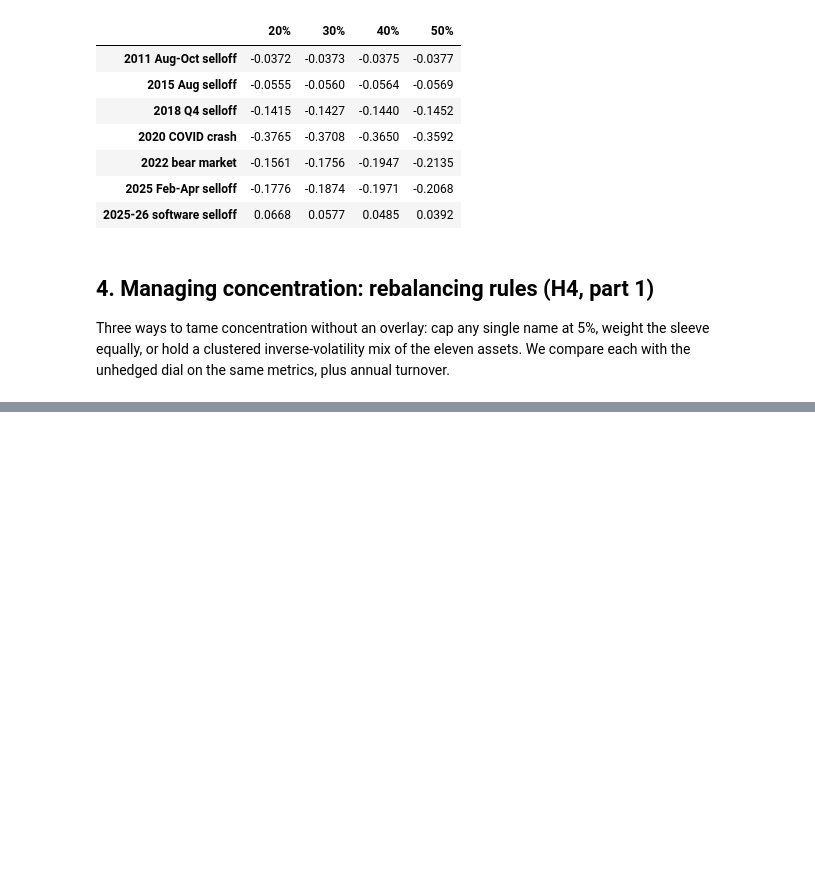
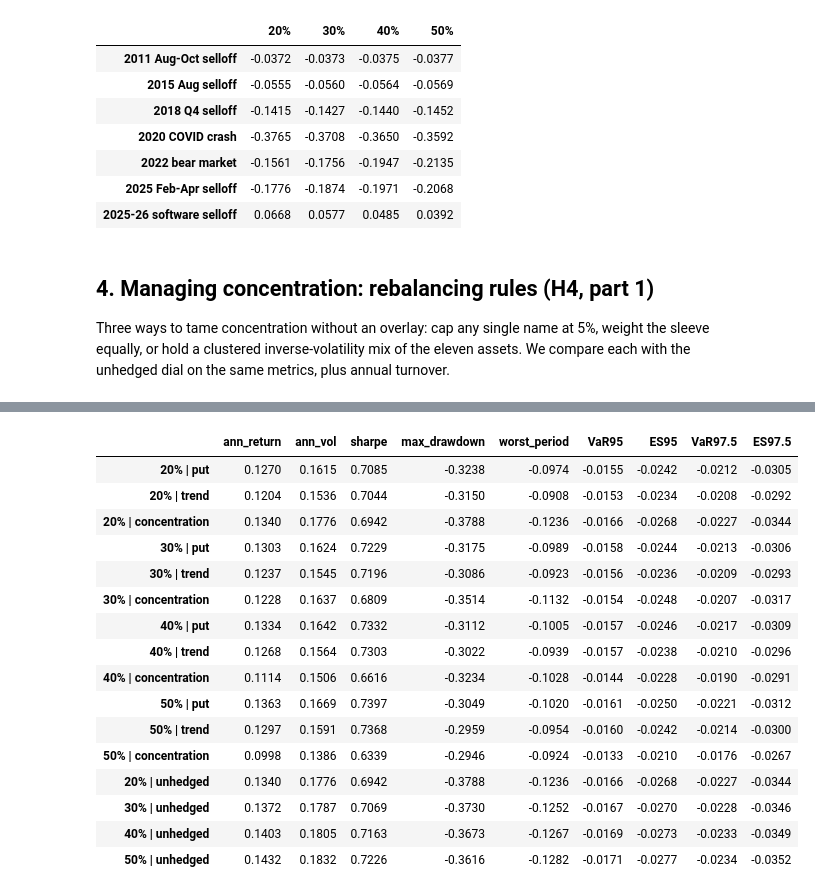
Before and after one commit to KavinDhanasekaran7/AI-Concentration-Hedging, a Jupyter notebook: notebooks/ai_concentration_tail_hedging.ipynb, the cells around one changed output, grey strips where cells are left out. Cells and saved outputs as stored; diff of their text form; code cells hidden in the pictures; blank space fills up the shorter version.

```diff
--- a/notebooks/ai_concentration_tail_hedging.ipynb
+++ b/notebooks/ai_concentration_tail_hedging.ipynb
@@ -262,0 +314,29 @@ rebalancing_table
+# %%
+all_series = dict(hedge_strategies)
+for label, series in unhedged_by_dial.items():
+    all_series[(label, "unhedged")] = series
+
+hedge_metrics = pd.DataFrame(
+    {f"{dial} | {name}": mx.summary_metrics(series, config.TRADING_DAYS_PER_YEAR, rf_daily)
+     for (dial, name), series in all_series.items()}
+).T
+hedge_metrics.to_csv(config.TABLES_DIR / "hedge_metrics.csv")
+hedge_metrics.round(4)
+# %% [output]
+|  | ann_return | ann_vol | sharpe | max_drawdown | worst_period | VaR95 | ES95 | VaR97.5 | ES97.5 |
+| 20% | put | 0.1270 | 0.1615 | 0.7085 | -0.3238 | -0.0974 | -0.0155 | -0.0242 | -0.0212 | -0.0305 |
+| 20% | trend | 0.1204 | 0.1536 | 0.7044 | -0.3150 | -0.0908 | -0.0153 | -0.0234 | -0.0208 | -0.0292 |
+| 20% | concentration | 0.1340 | 0.1776 | 0.6942 | -0.3788 | -0.1236 | -0.0166 | -0.0268 | -0.0227 | -0.0344 |
+| 30% | put | 0.1303 | 0.1624 | 0.7229 | -0.3175 | -0.0989 | -0.0158 | -0.0244 | -0.0213 | -0.0306 |
+| 30% | trend | 0.1237 | 0.1545 | 0.7196 | -0.3086 | -0.0923 | -0.0156 | -0.0236 | -0.0209 | -0.0293 |
+| 30% | concentration | 0.1228 | 0.1637 | 0.6809 | -0.3514 | -0.1132 | -0.0154 | -0.0248 | -0.0207 | -0.0317 |
+| 40% | put | 0.1334 | 0.1642 | 0.7332 | -0.3112 | -0.1005 | -0.0157 | -0.0246 | -0.0217 | -0.0309 |
+| 40% | trend | 0.1268 | 0.1564 | 0.7303 | -0.3022 | -0.0939 | -0.0157 | -0.0238 | -0.0210 | -0.0296 |
+| 40% | concentration | 0.1114 | 0.1506 | 0.6616 | -0.3234 | -0.1028 | -0.0144 | -0.0228 | -0.0190 | -0.0291 |
+| 50% | put | 0.1363 | 0.1669 | 0.7397 | -0.3049 | -0.1020 | -0.0161 | -0.0250 | -0.0221 | -0.0312 |
+| 50% | trend | 0.1297 | 0.1591 | 0.7368 | -0.2959 | -0.0954 | -0.0160 | -0.0242 | -0.0214 | -0.0300 |
+| 50% | concentration | 0.0998 | 0.1386 | 0.6339 | -0.2946 | -0.0924 | -0.0133 | -0.0210 | -0.0176 | -0.0267 |
+| 20% | unhedged | 0.1340 | 0.1776 | 0.6942 | -0.3788 | -0.1236 | -0.0166 | -0.0268 | -0.0227 | -0.0344 |
+| 30% | unhedged | 0.1372 | 0.1787 | 0.7069 | -0.3730 | -0.1252 | -0.0167 | -0.0270 | -0.0228 | -0.0346 |
+| 40% | unhedged | 0.1403 | 0.1805 | 0.7163 | -0.3673 | -0.1267 | -0.0169 | -0.0273 | -0.0233 | -0.0349 |
+| 50% | unhedged | 0.1432 | 0.1832 | 0.7226 | -0.3616 | -0.1282 | -0.0171 | -0.0277 | -0.0234 | -0.0352 |
```
Also changed, not shown: parts of 8 cells of this notebook, 11 other files.
